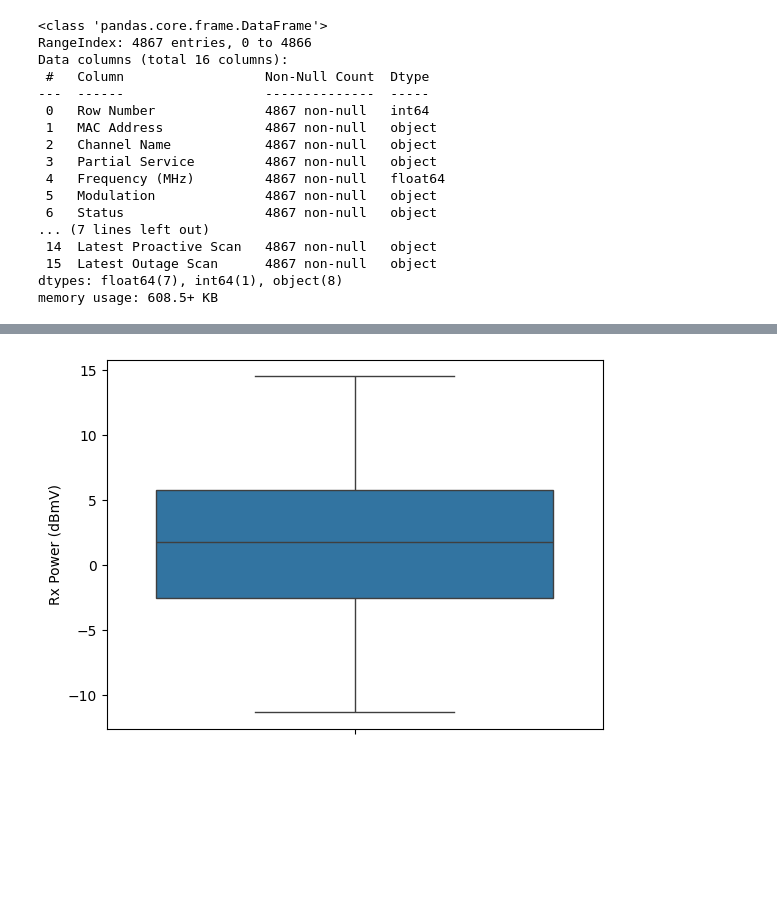
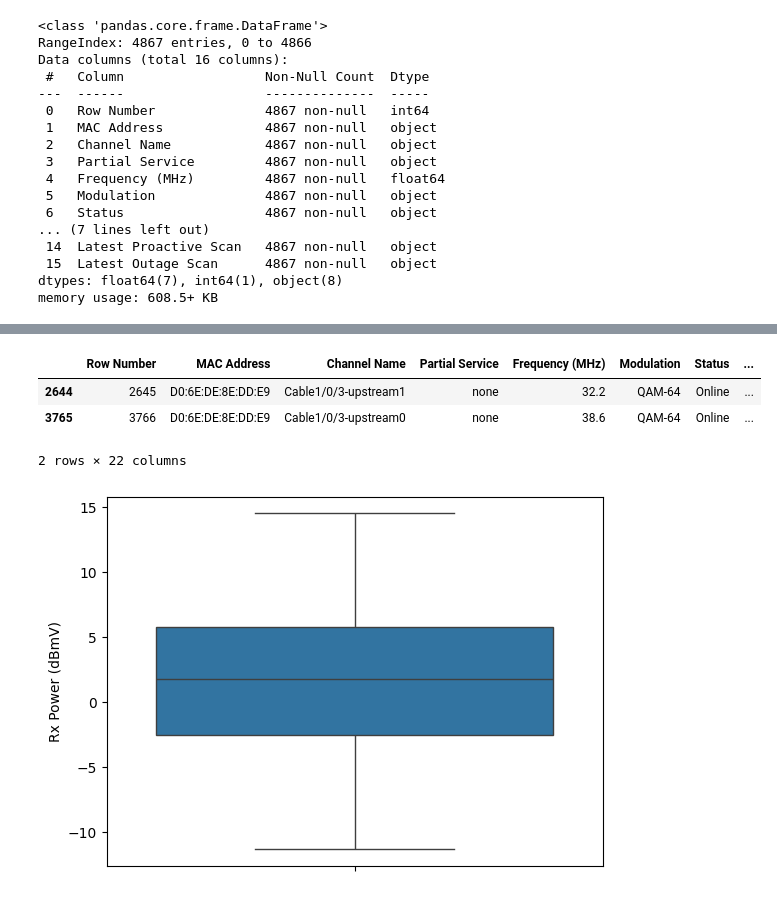
Before and after one commit to LeonardoNBanegas/DATA-SCIENCE-CODERHOUSE, a Jupyter notebook: ProyectoDS_ParteIII_Banegas.ipynb, the cells around one changed output, grey strips where cells are left out. Drawn from its saved outputs; the diff is of its cells as text; code cells hidden in the pictures; blank space fills up the shorter version.

```diff
--- a/ProyectoDS_ParteIII_Banegas.ipynb
+++ b/ProyectoDS_ParteIII_Banegas.ipynb
@@ -211,3 +226,14 @@ memory usage: 608.5+ KB
+# %%
+#imputarle la moda a las filas 2644 y 3765, con Tx Power < a 37
+df_US.loc[df_US['Tx Power (dBmV)'] < 37, 'Tx Power (dBmV)'] = df_US['Tx Power (dBmV)'].mode()[0]
+df_US
+# mostrar filas 2644 y 3765
+df_US.loc[[2644, 3765]]
+# %% [output]
+|  | Row Number | MAC Address | Channel Name | Partial Service | Frequency (MHz) | Modulation | Status | ... |
+| 2644 | 2645 | D0:6E:DE:8E:DD:E9 | Cable1/0/3-upstream1 | none | 32.2 | QAM-64 | Online | ... |
+| 3765 | 3766 | D0:6E:DE:8E:DD:E9 | Cable1/0/3-upstream0 | none | 38.6 | QAM-64 | Online | ... |
+2 rows × 22 columns
 # %%
 # identificar outliers de la columna Rx Power (dB)
 sns.boxplot(y=df_DS['Rx Power (dBmV)'])
```
Also changed, not shown: parts of 4 cells of this notebook.
